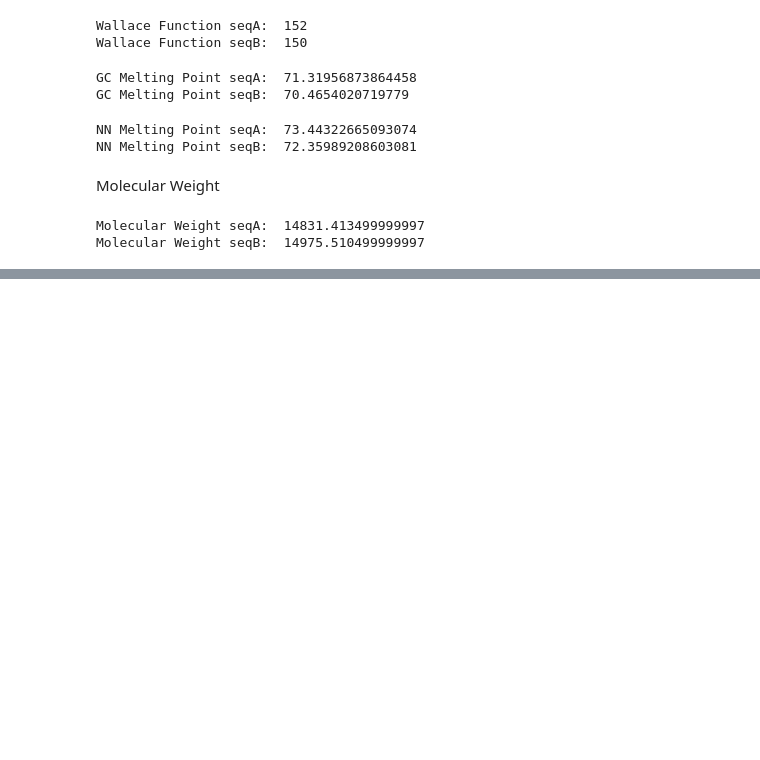
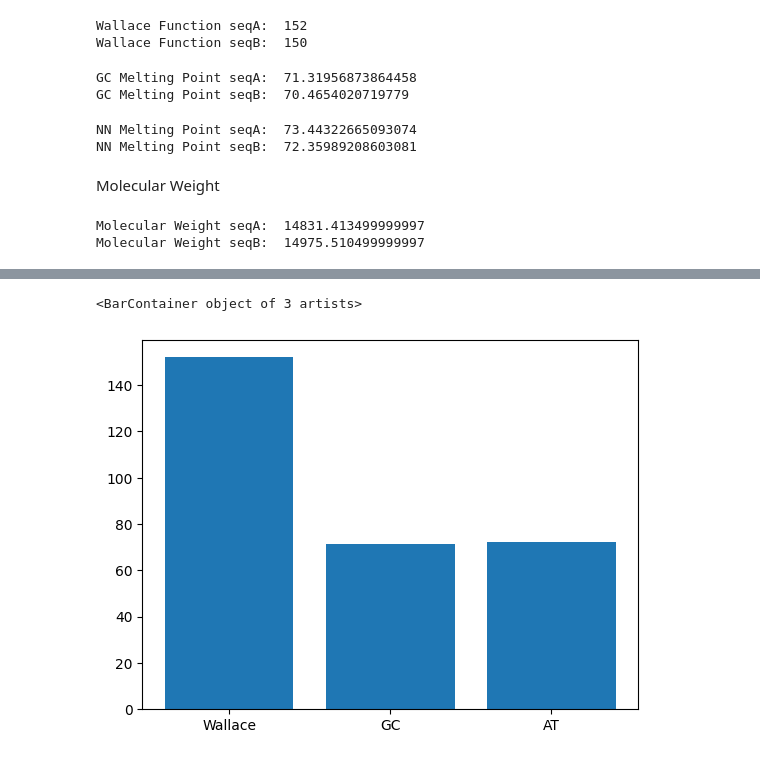
Before and after one commit to Jailbreek/.py, a Jupyter notebook: classSession/session2.ipynb, the cells around one changed output, grey strips where cells are left out. Saved outputs shown, nothing was run; the diff lists cells and outputs as text; code cells hidden in the pictures; blank space fills up the shorter version.

```diff
--- a/classSession/session2.ipynb
+++ b/classSession/session2.ipynb
@@ -127,0 +148,12 @@ plt.pie(data, labels = label)
+# %%
+# Barchart
+# Dictionary
+data = {
+    'Wallace': mt.Tm_Wallace(seqA),
+    'GC': mt.Tm_GC(seqA),
+    'AT': mt.Tm_NN(seqB)
+}
+plt.bar(data.keys(), data.values())
+# %% [output]
+<BarContainer object of 3 artists>
+[figure, added]
```
Also changed, not shown: parts of 3 cells of this notebook.
